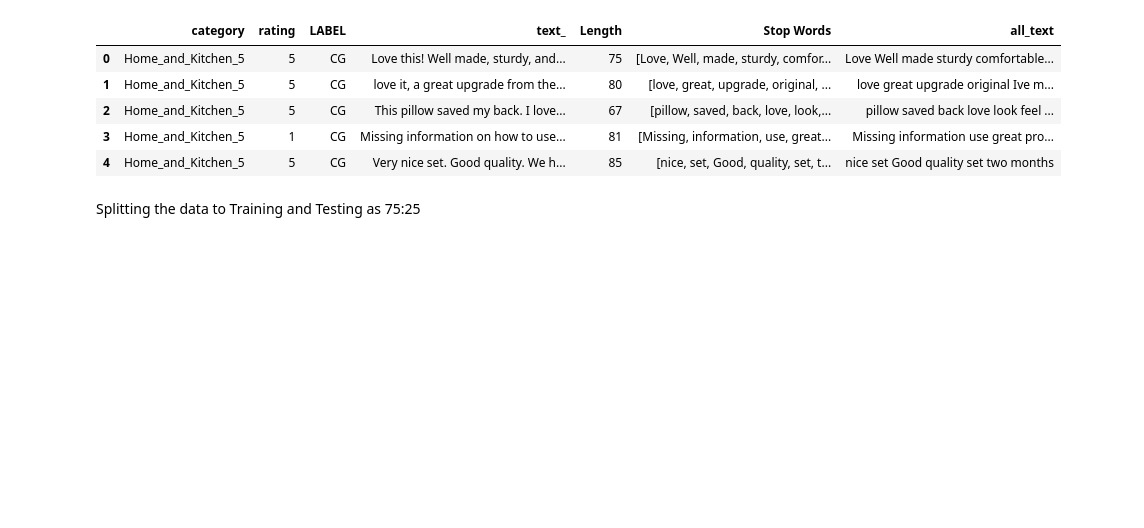
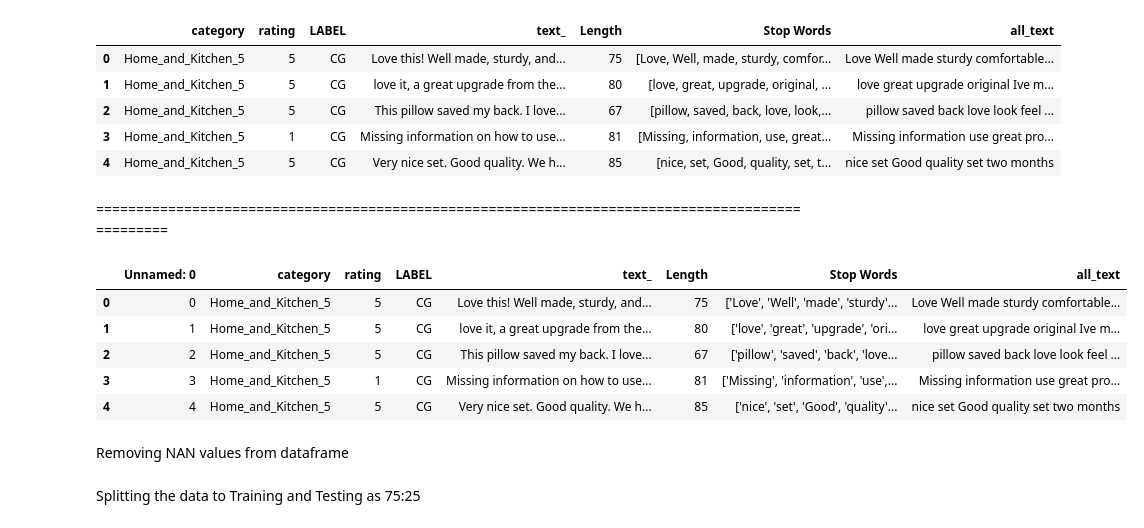
Before and after one commit to MLProjectTeam3/fake-review-prediction, a Jupyter notebook: prediction_01.ipynb, the cells around one changed output. Saved outputs shown, nothing was run; the diff lists cells and outputs as text; code cells hidden in the pictures; blank space fills up the shorter version.

```diff
--- a/prediction_01.ipynb
+++ b/prediction_01.ipynb
@@ -79,0 +83,14 @@ dataframe.head()
+# %% [markdown]
+=================================================================================================
+# %%
+dataframe = pd.read_csv('FakeReview01.csv')
+dataframe.head()
+# %% [output]
+|  | Unnamed: 0 | category | rating | LABEL | text_ | Length | Stop Words | all_text |
+| 0 | 0 | Home_and_Kitchen_5 | 5 | CG | Love this! Well made, sturdy, and... | 75 | ['Love', 'Well', 'made', 'sturdy'... | Love Well made sturdy comfortable... |
+| 1 | 1 | Home_and_Kitchen_5 | 5 | CG | love it, a great upgrade from the... | 80 | ['love', 'great', 'upgrade', 'ori... | love great upgrade original Ive m... |
+| 2 | 2 | Home_and_Kitchen_5 | 5 | CG | This pillow saved my back. I love... | 67 | ['pillow', 'saved', 'back', 'love... | pillow saved back love look feel ... |
+| 3 | 3 | Home_and_Kitchen_5 | 1 | CG | Missing information on how to use... | 81 | ['Missing', 'information', 'use',... | Missing information use great pro... |
+| 4 | 4 | Home_and_Kitchen_5 | 5 | CG | Very nice set. Good quality. We h... | 85 | ['nice', 'set', 'Good', 'quality'... | nice set Good quality set two months |
+# %% [markdown]
+Removing NAN values from dataframe
```
Also changed, not shown: parts of 13 cells of this notebook.
